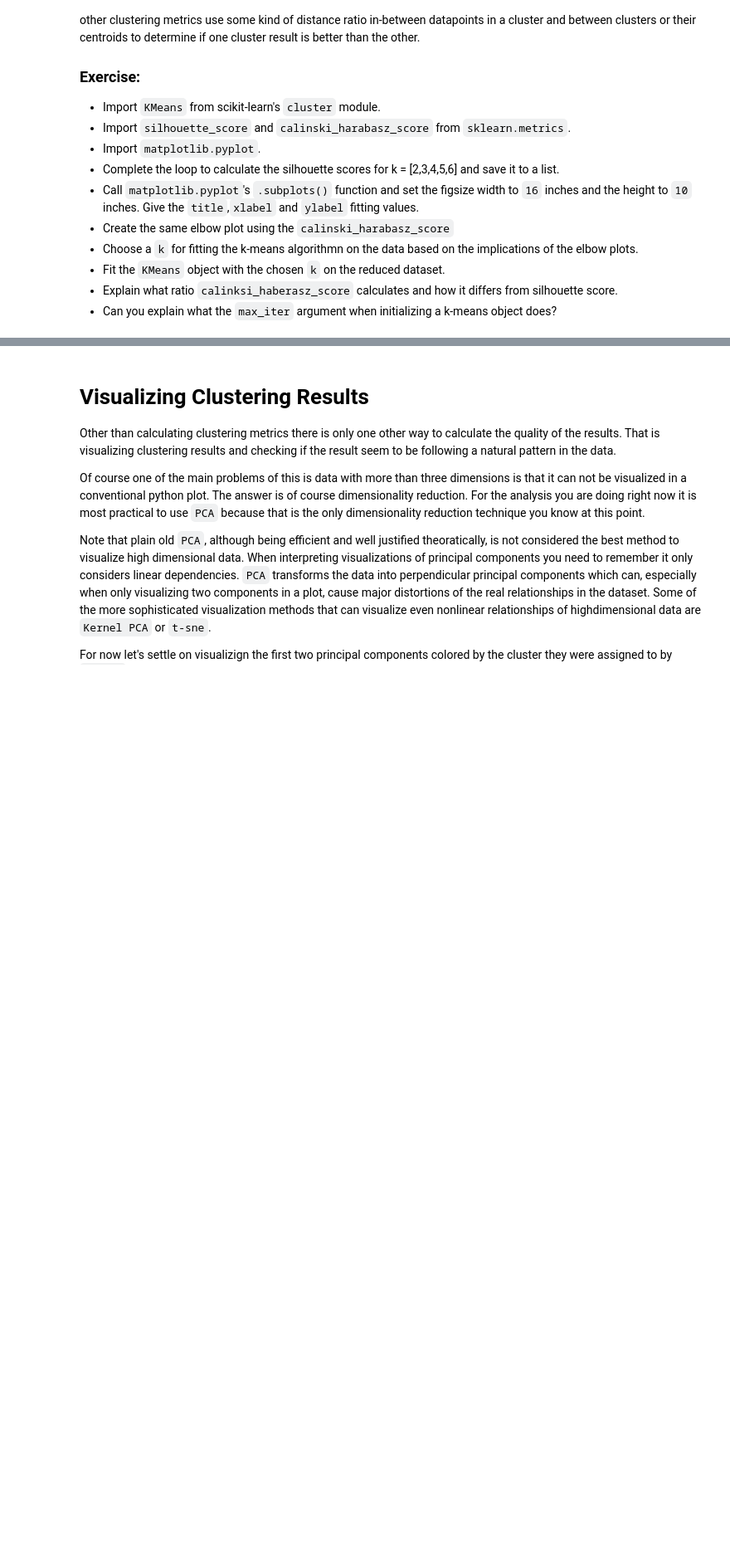
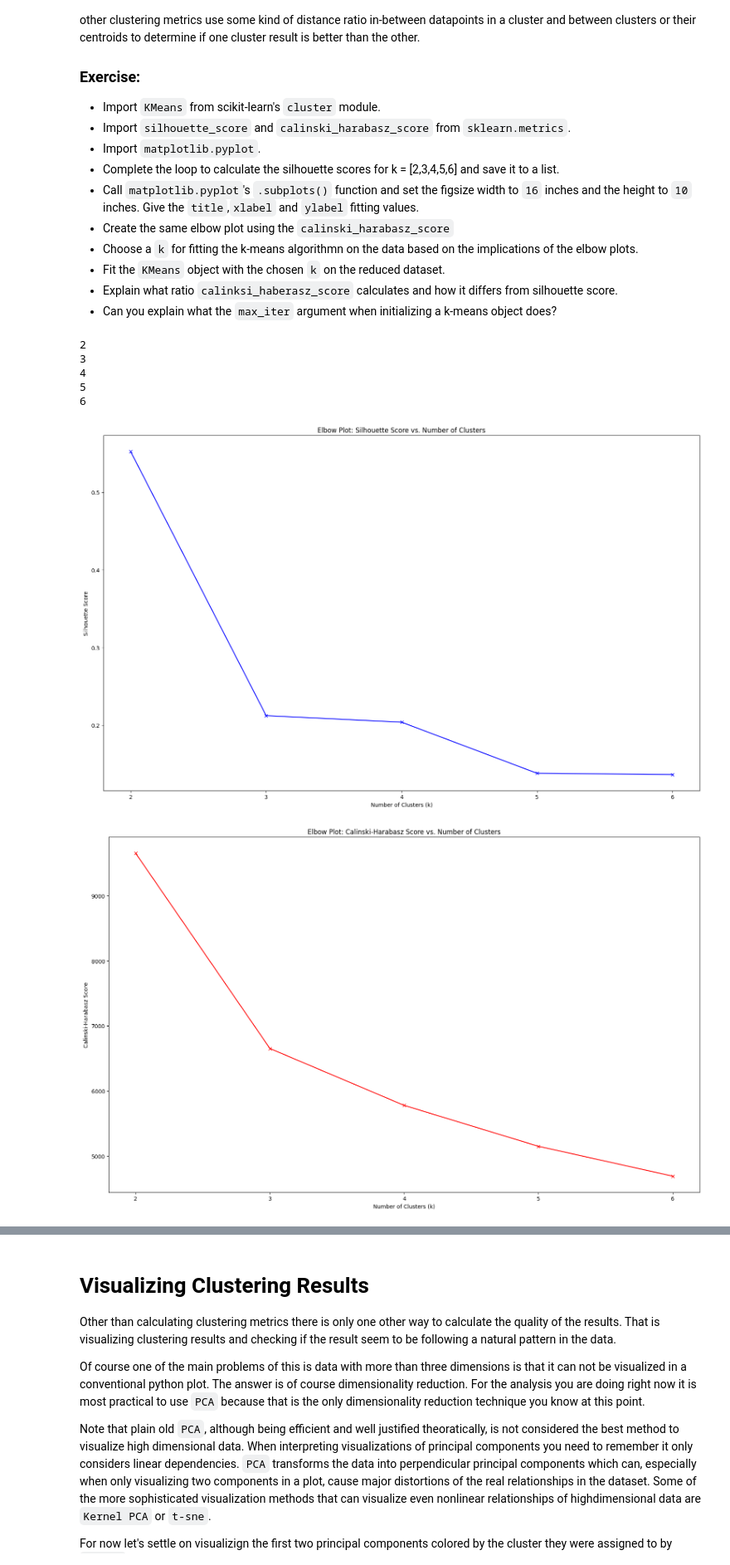
Before and after one commit to maximusbirkefeld/business_intelligence, a Jupyter notebook: Aufgabe5/Exercise 5 Clustering Airbnb Reviews.ipynb, the cells around one changed output, grey strips where cells are left out. Shown at 83% size. Cells and saved outputs as stored; diff of their text form; code cells hidden in the pictures; blank space fills up the shorter version.

```diff
--- a/Aufgabe5/Exercise 5 Clustering Airbnb Reviews.ipynb
+++ b/Aufgabe5/Exercise 5 Clustering Airbnb Reviews.ipynb
@@ -123,18 +123,18 @@ An important step before utilizing the `Principal Components Analysis` is scalin
 - Why didn't you need to use the `StandardScaler` before utilizing the `PCA`'s `.fit()` and `.transform()` methods on the dataset?
 # %%
 #Import PCA
-_____________________
+from sklearn.decomposition import PCA
 
 #Initialize PCA object for 10 Principal Components
-pca = _____(n_components=_____,____________)
+pca = PCA(n_components=10,random_state=123)
 
 #Fit PCA object to vectorized review data
 pca.fit(data)
-data_reduced = __________(______.transform(data))
+data_reduced = pd.DataFrame(pca.transform(data))
 
 #Print amount of explainend variance by first 10 principal components
-print(_______________________)
-print(_______________________.sum())
+print(pca.explained_variance_ratio_)
+print(pca.explained_variance_ratio_.sum())
 
 #Print first few rows of reduced data
-_______________________
+print(data_reduced.head())
@@ -167,9 +191,10 @@ The above mentioned metric of `Silhouette Score` or `Silhouette Coefficient` is
 - Can you explain what the `max_iter` argument when initializing a k-means object does?
 # %%
 #Imports
-___________________
-___________________
-___________________
+from sklearn.cluster import KMeans
+from sklearn.metrics import silhouette_score, calinski_harabasz_score
+import matplotlib.pyplot as plt
+
 
 #Initialize k-means clustering object
 kmeans = KMeans()
@@ -177,55 +202,68 @@ kmeans = KMeans()
 #Elbow Plot for k in kmeans with silhouette score
 silhouette_scores = []
 
-for k in range(_____):
+for k in range(2, 7):
+    print(k)
     km = KMeans(n_clusters=k,
                 max_iter=300,
                 tol=1e-04,
                 init='k-means++',
                 n_init=10,
                 random_state=42,
                 algorithm='lloyd')
     km.fit(data_reduced)
-    _______________.append(silhouette_score(data, km.labels_))
+    silhouette_scores.append(silhouette_score(data_reduced, km.labels_))
 
 #Show Plot and Set labels
-fig, ax = plt.subplots(____________)
+fig, ax = plt.subplots(figsize=(16,10))
 ax.plot(range(2, 7), silhouette_scores, 'bx-')
-ax.set_title(_______________)
-ax.set_xlabel(_____________)
-ax.set_ylabel(_______________)
+ax.set_title('Elbow Plot: Silhouette Score vs. Number of Clusters')
+ax.set_xlabel('Number of Clusters (k)')
+ax.set_ylabel('Silhouette Score')
 plt.xticks(range(2, 7))
 plt.tight_layout()
-_____________
+plt.show()
 
 #Elbow Plot for k in kmeans with calinski haberasz score
 ch_scores = []
 
-
-
-
-
-
-
+for k in range(2, 7):
+    km = KMeans(n_clusters=k,
+                max_iter=300,
+                tol=1e-04,
+                init='k-means++',
+                n_init=10,
+                random_state=42,
+                algorithm='lloyd')
+    km.fit(data_reduced)
+    ch_scores.append(calinski_harabasz_score(data_reduced, km.labels_))
 
 #Show Plot and Set labels
-
-
-
-
-
-
-
-
+fig, ax = plt.subplots(figsize=(16,10))
+ax.plot(range(2, 7), ch_scores, 'rx-')
+ax.set_title('Elbow Plot: Calinski-Harabasz Score vs. Number of Clusters')
+ax.set_xlabel('Number of Clusters (k)')
+ax.set_ylabel('Calinski-Harabasz Score')
+plt.xticks(range(2, 7))
+plt.tight_layout()
+plt.show()
 
 #Choose k for K-Means algorithmn
-km = KMeans(n_clusters=____,
+km = KMeans(n_clusters=3,
                 max_iter=300,
                 tol=1e-04,
                 init='k-means++',
                 n_init=10,
                 random_state=42,
                 algorithm='lloyd')
 
 #Fit k-means model
-km_fitted = km.fit(__________)
+km_fitted = km.fit(data_reduced)
+# %% [output]
+2
+3
+4
+5
+6
+[figure, added]
+[figure, added]
```
Also changed, not shown: parts of 8 cells of this notebook.
